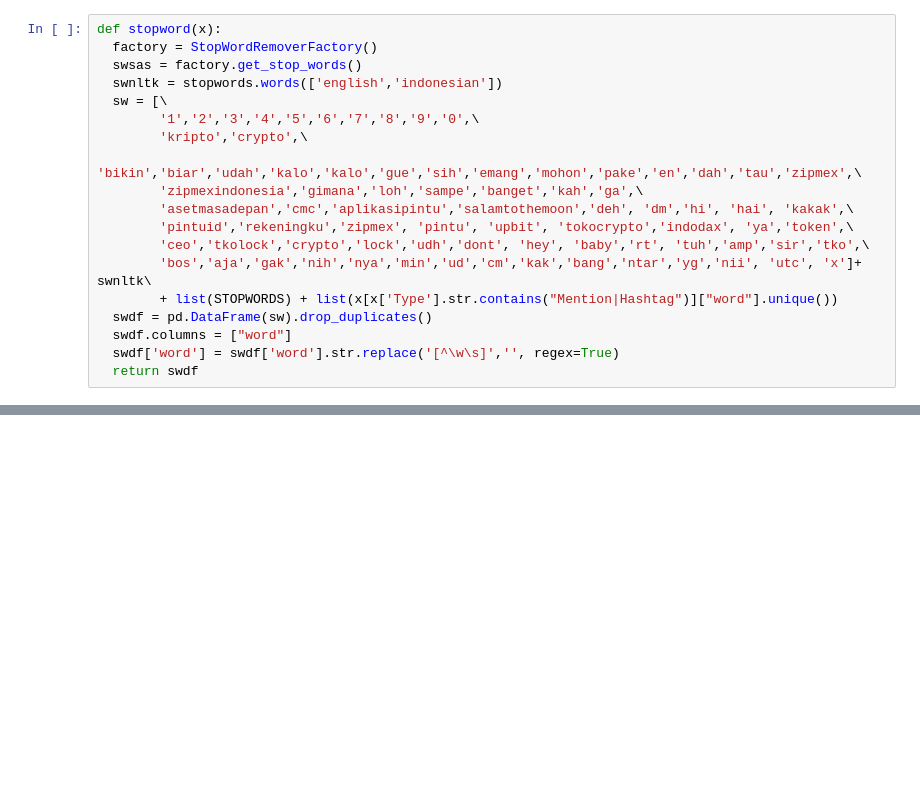
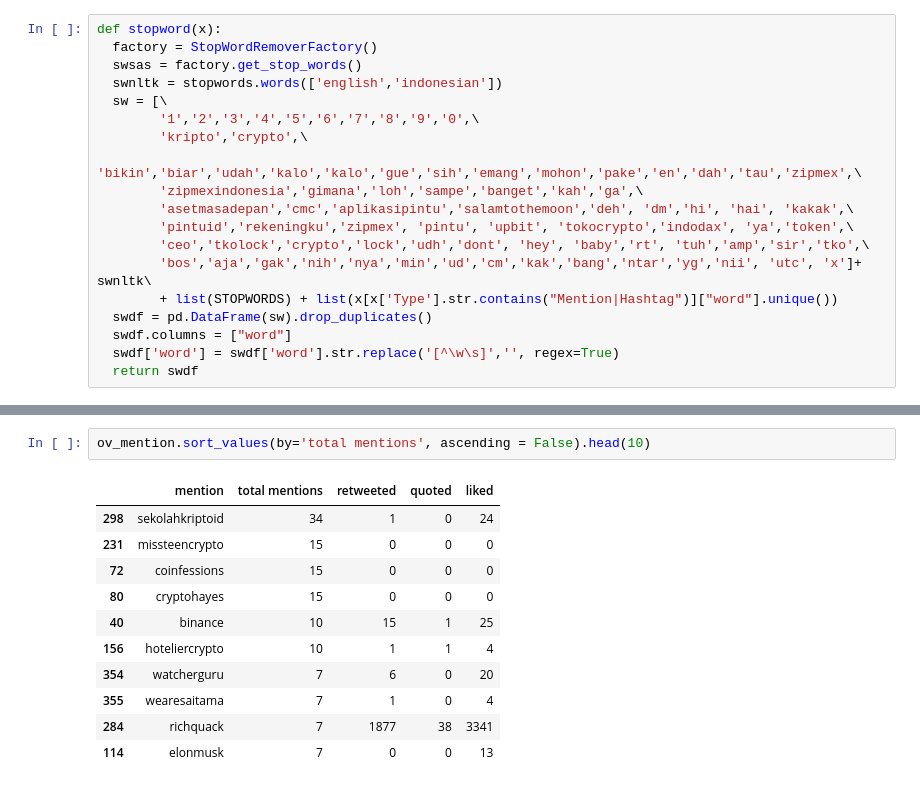
Before and after one commit to tumalanga/wordcloud, a Jupyter notebook: Scraper.ipynb, the cells around one changed output, grey strips where cells are left out. Saved outputs shown, nothing was run; the diff lists cells and outputs as text; blank space fills up the shorter version.

```diff
--- a/Scraper.ipynb
+++ b/Scraper.ipynb
@@ -147,3 +181,17 @@ ov_mention.rename(columns = {'word': 'mention', 'count_word':'total mentions',\
+# %%
+ov_mention.sort_values(by='total mentions', ascending = False).head(10)
+# %% [output]
+|  | mention | total mentions | retweeted | quoted | liked |
+| 298 | sekolahkriptoid | 34 | 1 | 0 | 24 |
+| 231 | missteencrypto | 15 | 0 | 0 | 0 |
+| 72 | coinfessions | 15 | 0 | 0 | 0 |
+| 80 | cryptohayes | 15 | 0 | 0 | 0 |
+| 40 | binance | 10 | 15 | 1 | 25 |
+| 156 | hoteliercrypto | 10 | 1 | 1 | 4 |
+| 354 | watcherguru | 7 | 6 | 0 | 20 |
+| 355 | wearesaitama | 7 | 1 | 0 | 4 |
+| 284 | richquack | 7 | 1877 | 38 | 3341 |
+| 114 | elonmusk | 7 | 0 | 0 | 13 |
 # %%
 def black(word, font_size, position,orientation,random_state=None, **kwargs):
     return("hsl(0,100%, 1%)")
```
Also changed, not shown: parts of 7 cells of this notebook.
